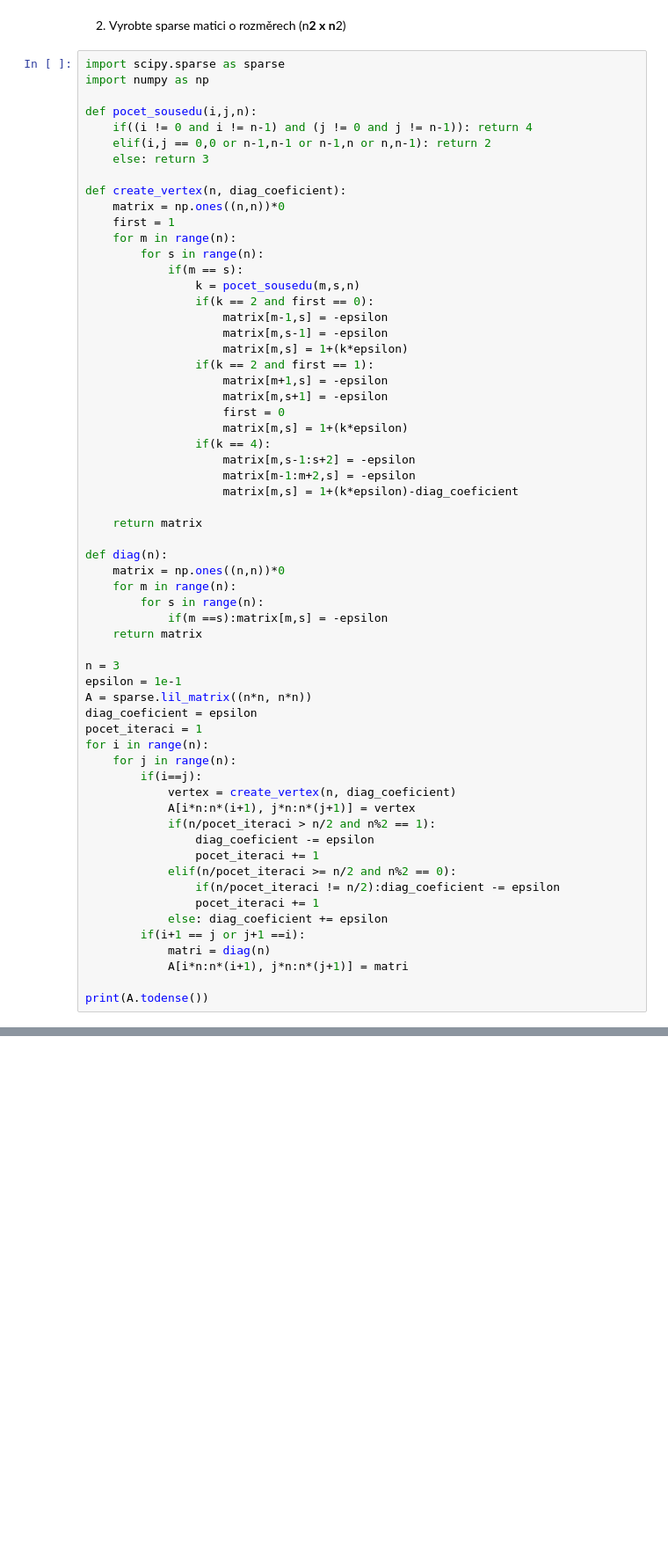
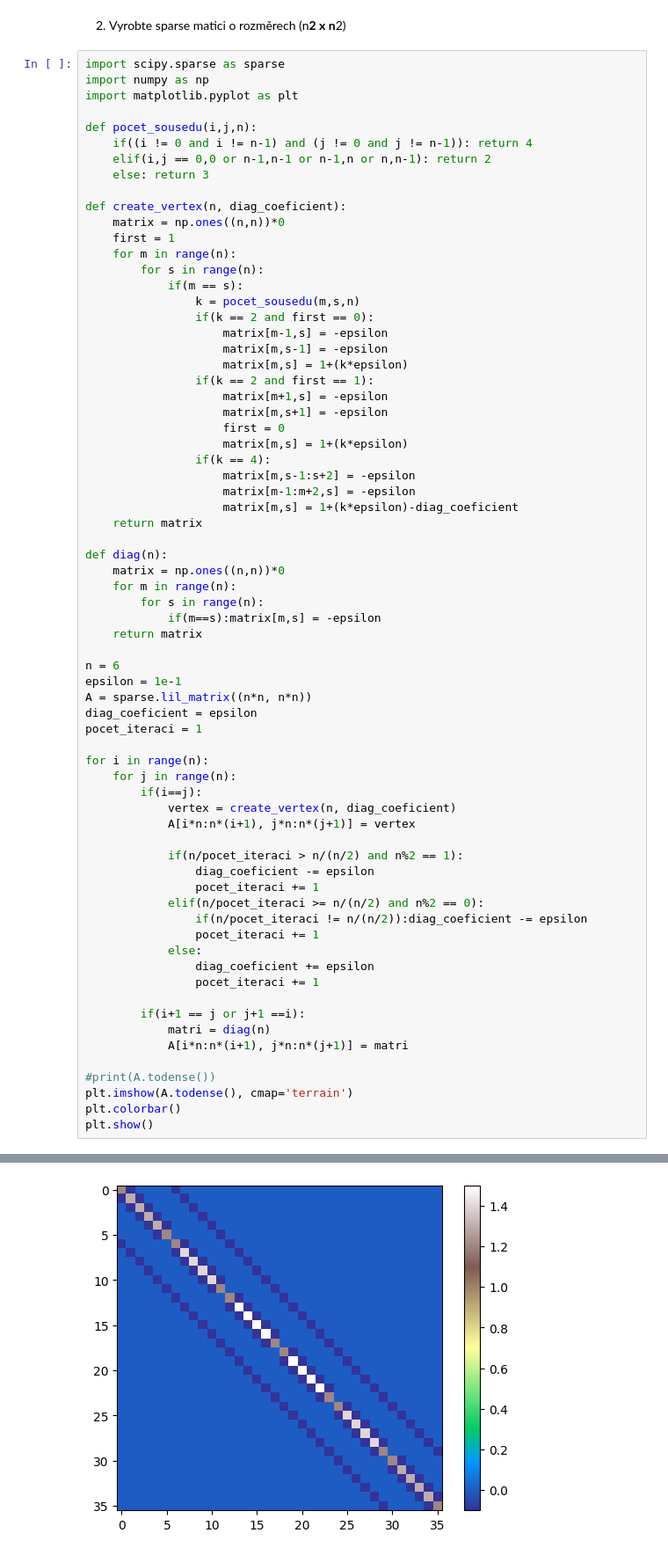
Before and after one commit to KLI0273/KLI0273_DU, a Jupyter notebook: week_06/week_06.ipynb, the cells around one changed output, grey strips where cells are left out. Shown: that part at 88% size. Cells and saved outputs as stored; diff of their text form; blank space fills up the shorter version.

```diff
--- a/week_06/week_06.ipynb
+++ b/week_06/week_06.ipynb
@@ -49,6 +49,7 @@ plt.show()
 # %%
 import scipy.sparse as sparse
 import numpy as np
+import matplotlib.pyplot as plt
 
 def pocet_sousedu(i,j,n):
     if((i != 0 and i != n-1) and (j != 0 and j != n-1)): return 4
@@ -75,36 +76,43 @@ def create_vertex(n, diag_coeficient):
                     matrix[m,s-1:s+2] = -epsilon
                     matrix[m-1:m+2,s] = -epsilon
                     matrix[m,s] = 1+(k*epsilon)-diag_coeficient
-
     return matrix
 
 def diag(n):
     matrix = np.ones((n,n))*0
     for m in range(n):
         for s in range(n):
-            if(m ==s):matrix[m,s] = -epsilon
+            if(m==s):matrix[m,s] = -epsilon
     return matrix
 
-n = 3
+n = 6
 epsilon = 1e-1
 A = sparse.lil_matrix((n*n, n*n))
 diag_coeficient = epsilon
 pocet_iteraci = 1
+
 for i in range(n):
     for j in range(n):
         if(i==j):
             vertex = create_vertex(n, diag_coeficient)
             A[i*n:n*(i+1), j*n:n*(j+1)] = vertex
-            if(n/pocet_iteraci > n/2 and n%2 == 1):
+
+            if(n/pocet_iteraci > n/(n/2) and n%2 == 1):
                 diag_coeficient -= epsilon
                 pocet_iteraci += 1
-            elif(n/pocet_iteraci >= n/2 and n%2 == 0):
-                if(n/pocet_iteraci != n/2):diag_coeficient -= epsilon
+            elif(n/pocet_iteraci >= n/(n/2) and n%2 == 0):
+                if(n/pocet_iteraci != n/(n/2)):diag_coeficient -= epsilon
                 pocet_iteraci += 1
-            else: diag_coeficient += epsilon
+            else:
+                diag_coeficient += epsilon
+                pocet_iteraci += 1
+
         if(i+1 == j or j+1 ==i):
             matri = diag(n)
             A[i*n:n*(i+1), j*n:n*(j+1)] = matri
 
-print(A.todense())
+#print(A.todense())
+plt.imshow(A.todense(), cmap='terrain')
+plt.colorbar()
+plt.show()
 # %% [output]
@@ -120,3 +119,4 @@ print(A.todense())
+[figure, added]
 # %%
 """""
 #? coo = coo_matrix((data,(row,cols)))
```
Also changed, not shown: parts of 7 cells of this notebook, 3 other files.
